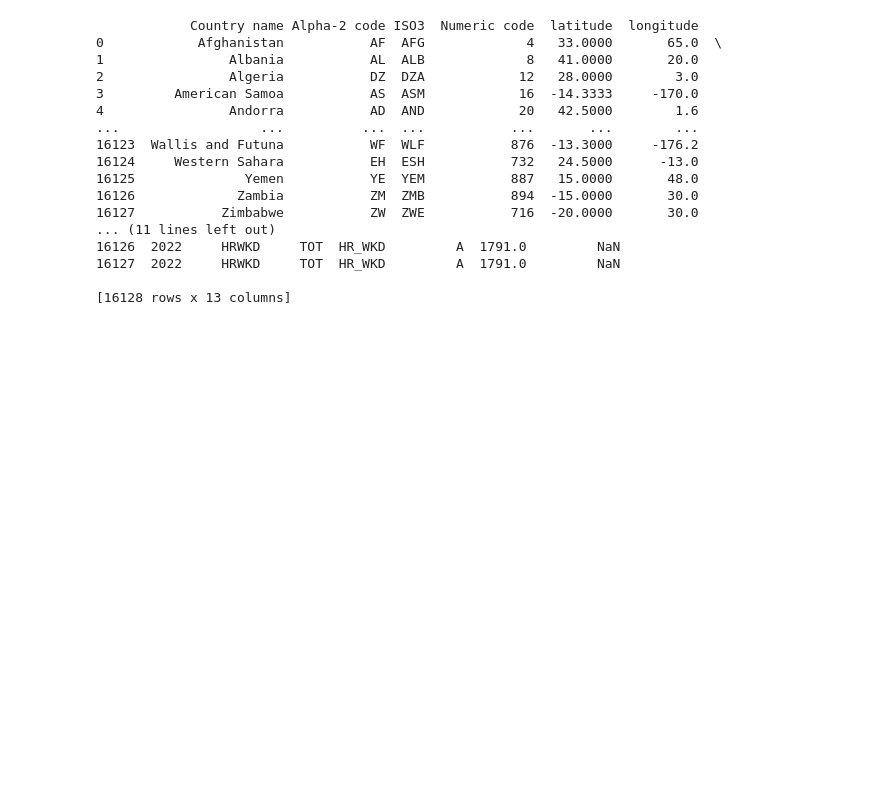
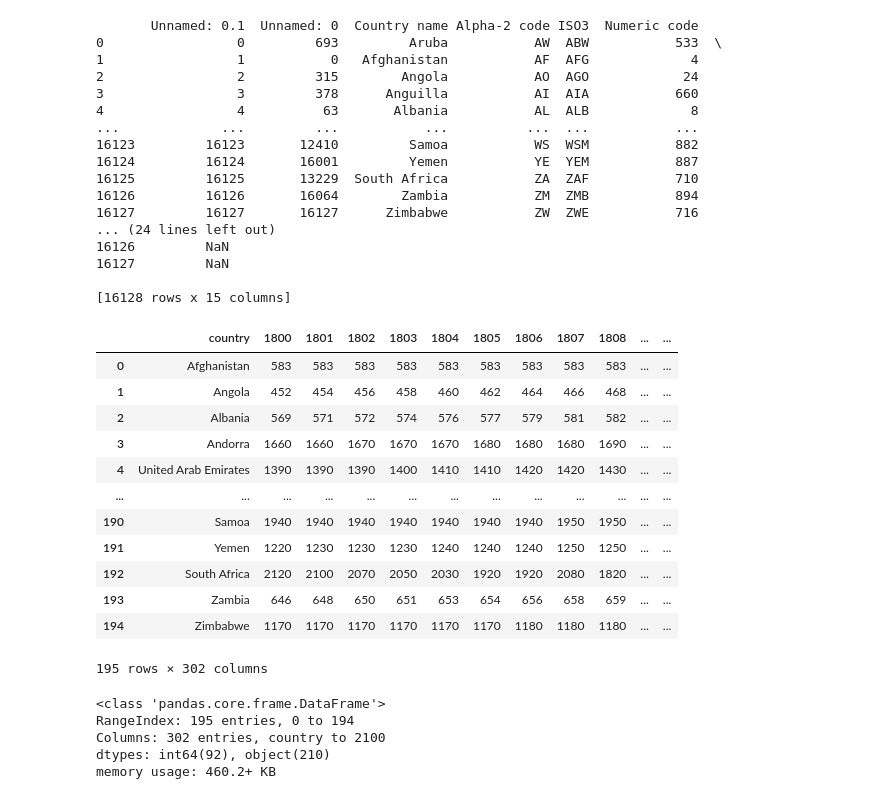
Before and after one commit to NaokiSasaya/gis, a Jupyter notebook: week13/marge.ipynb, the cells around one changed output. Cells and saved outputs as stored; diff of their text form; code cells hidden in the pictures; blank space fills up the shorter version.

```diff
--- a/week13/marge.ipynb
+++ b/week13/marge.ipynb
@@ -20,23 +36,23 @@ df_merged = pd.merge(df_master, df_additional3, on=['year', 'ISO3'], how='left')
 # Forward fill missing values with data from the previous year
 df_merged.fillna(method='ffill', inplace=True)
 # %%
-print(df_merged)
+print(df_merged3)
 # %% [output]
-            Country name Alpha-2 code ISO3  Numeric code  latitude  longitude
-0            Afghanistan           AF  AFG             4   33.0000       65.0  \
-1                Albania           AL  ALB             8   41.0000       20.0
-2                Algeria           DZ  DZA            12   28.0000        3.0
-3         American Samoa           AS  ASM            16  -14.3333     -170.0
-4                Andorra           AD  AND            20   42.5000        1.6
-...                  ...          ...  ...           ...       ...        ...
-16123  Wallis and Futuna           WF  WLF           876  -13.3000     -176.2
-16124     Western Sahara           EH  ESH           732   24.5000      -13.0
-16125              Yemen           YE  YEM           887   15.0000       48.0
-16126             Zambia           ZM  ZMB           894  -15.0000       30.0
-16127           Zimbabwe           ZW  ZWE           716  -20.0000       30.0
-... (11 lines left out)
-16126  2022     HRWKD     TOT  HR_WKD         A  1791.0         NaN
-16127  2022     HRWKD     TOT  HR_WKD         A  1791.0         NaN
+       Unnamed: 0.1  Unnamed: 0  Country name Alpha-2 code ISO3  Numeric code
+0                 0         693         Aruba           AW  ABW           533  \
+1                 1           0   Afghanistan           AF  AFG             4
+2                 2         315        Angola           AO  AGO            24
+3                 3         378      Anguilla           AI  AIA           660
+4                 4          63       Albania           AL  ALB             8
+...             ...         ...           ...          ...  ...           ...
+16123         16123       12410         Samoa           WS  WSM           882
+16124         16124       16001         Yemen           YE  YEM           887
+16125         16125       13229  South Africa           ZA  ZAF           710
+16126         16126       16064        Zambia           ZM  ZMB           894
+16127         16127       16127      Zimbabwe           ZW  ZWE           716
+... (24 lines left out)
+16126         NaN
+16127         NaN
 
-[16128 rows x 13 columns]
+[16128 rows x 15 columns]
 # %%
@@ -43,0 +62,26 @@ df_master.to_csv('newmaster2.csv')
+# %%
+income=pd.read_csv('data/gdp_pcap.csv')
+# %%
+income
+# %% [output]
+|  | country | 1800 | 1801 | 1802 | 1803 | 1804 | 1805 | 1806 | 1807 | 1808 | ... | ... |
+| 0 | Afghanistan | 583 | 583 | 583 | 583 | 583 | 583 | 583 | 583 | 583 | ... | ... |
+| 1 | Angola | 452 | 454 | 456 | 458 | 460 | 462 | 464 | 466 | 468 | ... | ... |
+| 2 | Albania | 569 | 571 | 572 | 574 | 576 | 577 | 579 | 581 | 582 | ... | ... |
+| 3 | Andorra | 1660 | 1660 | 1670 | 1670 | 1670 | 1680 | 1680 | 1680 | 1690 | ... | ... |
+| 4 | United Arab Emirates | 1390 | 1390 | 1390 | 1400 | 1410 | 1410 | 1420 | 1420 | 1430 | ... | ... |
+| ... | ... | ... | ... | ... | ... | ... | ... | ... | ... | ... | ... | ... |
+| 190 | Samoa | 1940 | 1940 | 1940 | 1940 | 1940 | 1940 | 1940 | 1950 | 1950 | ... | ... |
+| 191 | Yemen | 1220 | 1230 | 1230 | 1230 | 1240 | 1240 | 1240 | 1250 | 1250 | ... | ... |
+| 192 | South Africa | 2120 | 2100 | 2070 | 2050 | 2030 | 1920 | 1920 | 2080 | 1820 | ... | ... |
+| 193 | Zambia | 646 | 648 | 650 | 651 | 653 | 654 | 656 | 658 | 659 | ... | ... |
+| 194 | Zimbabwe | 1170 | 1170 | 1170 | 1170 | 1170 | 1170 | 1180 | 1180 | 1180 | ... | ... |
+195 rows × 302 columns
+# %%
+income.info()
+# %% [output]
+<class 'pandas.core.frame.DataFrame'>
+RangeIndex: 195 entries, 0 to 194
+Columns: 302 entries, country to 2100
+dtypes: int64(92), object(210)
+memory usage: 460.2+ KB
```
Also changed, not shown: parts of 22 cells of this notebook, 10 other files.
